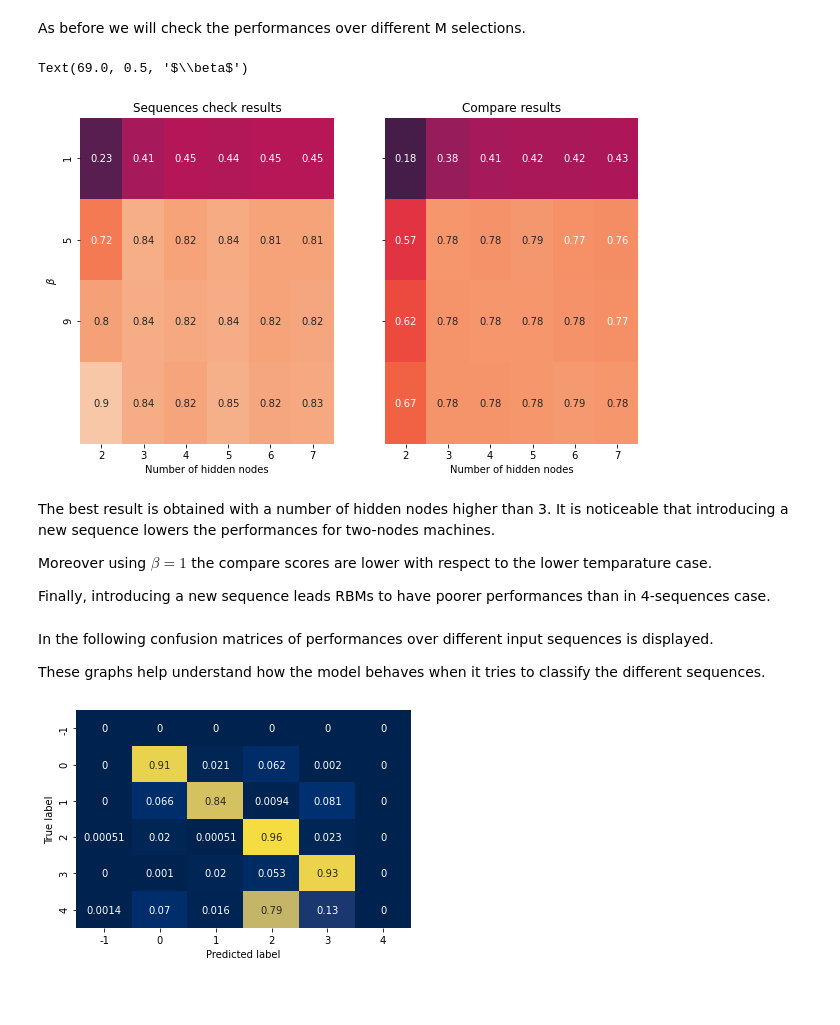
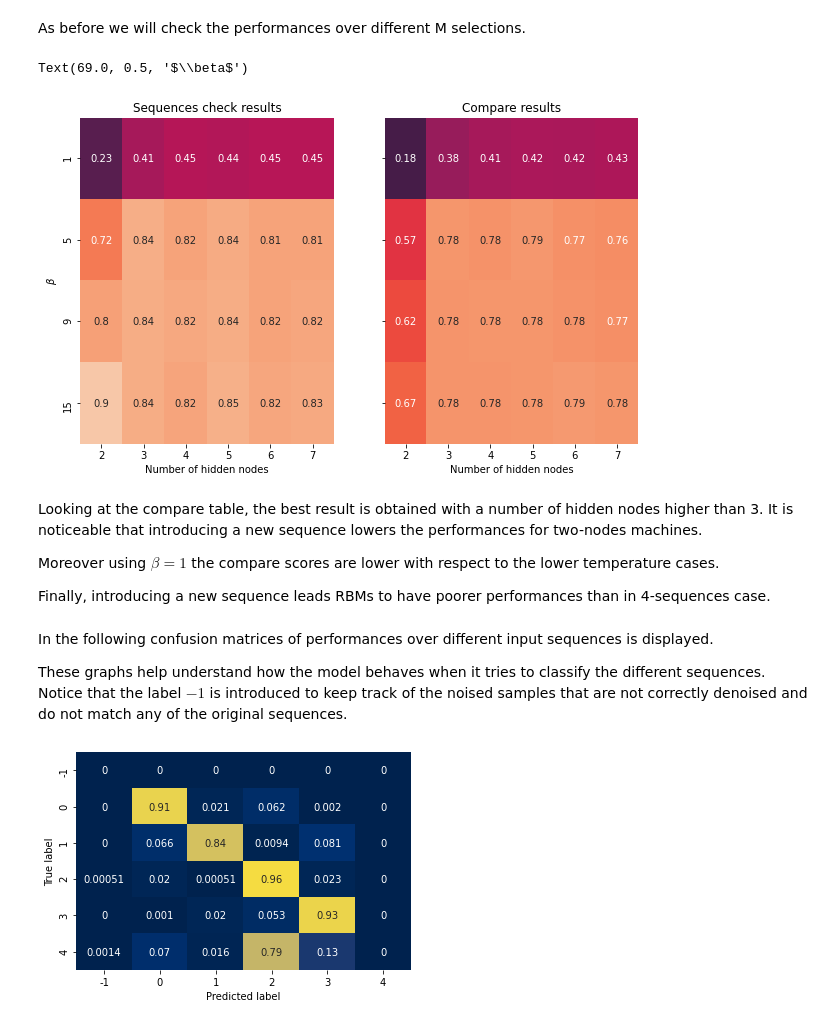
Before and after one commit to LorenzoBuriola/LoCP_moduleB, a Jupyter notebook: Week5/FPGheArt_exercise5.ipynb, the cells around one changed output. Drawn from its saved outputs; the diff is of its cells as text; code cells hidden in the pictures; blank space fills up the shorter version.

```diff
--- a/Week5/FPGheArt_exercise5.ipynb
+++ b/Week5/FPGheArt_exercise5.ipynb
@@ -173,0 +184,13 @@ It is worth noticing that in the previous case the sequences were perfectly deno
+# %%
+y = []
+for n in range(len(v_c)):
+    for i in range(len(seq)):
+        if (v_c[n] == seq[i]).all():
+                y.append(i)
+                break
+
+sns.heatmap(confusion_matrix(y, my_rbm.predict(v0,seq, beta = 60), normalize = "true"), annot=True, vmin = 0, vmax =1, cbar = False, yticklabels=list(range(4)), xticklabels=list(range(4)), cmap = "cividis")
+plt.ylabel("True label")
+plt.xlabel("Predicted label")
+
+plt.show()
@@ -190,17 +215,17 @@ M_score_b1 = []
 M_score_b2 = []
 M_score_b3 = []
 for rb in rbms:
-    M_score_b1.append(rb.score(v0,seq, beta = 6))
-    M_score_b2.append(rb.score(v0,seq, beta = 30))
-    M_score_b3.append(rb.score(v0,seq, beta = 100))
+    M_score_b1.append(rb.score(v0,seq, beta = 1))
+    M_score_b2.append(rb.score(v0,seq, beta = 5))
+    M_score_b3.append(rb.score(v0,seq, beta = 9))
 # %%
 M_compare_b1 = []
 M_compare_b2 = []
 M_compare_b3 = []
 for rb in rbms:
-    M_compare_b1.append(rb.compare(v0,v_c, beta = 6))
-    M_compare_b2.append(rb.compare(v0,v_c, beta = 30))
-    M_compare_b3.append(rb.compare(v0,v_c, beta = 100))
+    M_compare_b1.append(rb.compare(v0,v_c, beta = 1))
+    M_compare_b2.append(rb.compare(v0,v_c, beta = 5))
+    M_compare_b3.append(rb.compare(v0,v_c, beta = 9))
 # %%
 fig, ax = plt.subplots(1,2, figsize = (10,6), sharey = True)
 matr_score = [M_score_b1,M_score_b2,M_score_b3]
@@ -281,27 +306,27 @@ for rb in rbms:
 # %%
 fig, ax = plt.subplots(1,2, figsize = (10,6), sharey = True)
 matr_score = [M_score_b1,M_score_b2,M_score_b3, M_score_b4]
 matr_compare = [M_compare_b1,M_compare_b2,M_compare_b3,M_compare_b4]
-sns.heatmap(matr_score, annot=True, cbar = False, ax = ax[0], yticklabels=[1,5,9] , xticklabels=[2,3,4,5,6,7], vmin = 0, vmax =1)
-sns.heatmap(matr_compare, annot=True, cbar = False, ax = ax[1], yticklabels=[1,5,9], xticklabels=[2,3,4,5,6,7], vmin = 0, vmax =1)
+sns.heatmap(matr_score, annot=True, cbar = False, ax = ax[0], yticklabels=[1,5,9,15] , xticklabels=[2,3,4,5,6,7], vmin = 0, vmax =1)
+sns.heatmap(matr_compare, annot=True, cbar = False, ax = ax[1], yticklabels=[1,5,9,15], xticklabels=[2,3,4,5,6,7], vmin = 0, vmax =1)
 ax[0].set_xlabel("Number of hidden nodes")
 ax[1].set_xlabel("Number of hidden nodes")
 ax[0].set_title("Sequences check results")
 ax[1].set_title("Compare results")
 ax[0].set_ylabel(r"$\beta$")
 # %% [output]
 Text(69.0, 0.5, '$\\beta$')
-[figure, old version]
+[figure, new version]
 # %% [markdown]
-The best result is obtained with a number of hidden nodes higher than 3. It is noticeable that introducing a new sequence lowers the performances for two-nodes machines.
+Looking at the compare table, the best result is obtained with a number of hidden nodes higher than 3. It is noticeable that introducing a new sequence lowers the performances for two-nodes machines.
 
-Moreover using $\beta = 1$ the compare scores are lower with respect to the lower temparature case.
+Moreover using $\beta = 1$ the compare scores are lower with respect to the lower temperature cases.
 
 Finally, introducing a new sequence leads RBMs to have poorer performances than in 4-sequences case.
 # %% [markdown]
 In the following confusion matrices of performances over different input sequences is displayed.
 
-These graphs help understand how the model behaves when it tries to classify the different sequences.
+These graphs help understand how the model behaves when it tries to classify the different sequences. Notice that the label $-1$ is introduced to keep track of the noised samples that are not correctly denoised and do not match any of the original sequences.
 # %%
 sns.heatmap(confusion_matrix(y_5, rbms[0].predict(v0_5,seq, beta = 60), normalize = "true"), annot=True, vmin = 0, vmax =1, cbar = False, yticklabels=list(range(-1,5)), xticklabels=list(range(-1,5)), cmap = "cividis")
 plt.ylabel("True label")
```
Also changed, not shown: parts of 46 cells of this notebook.
